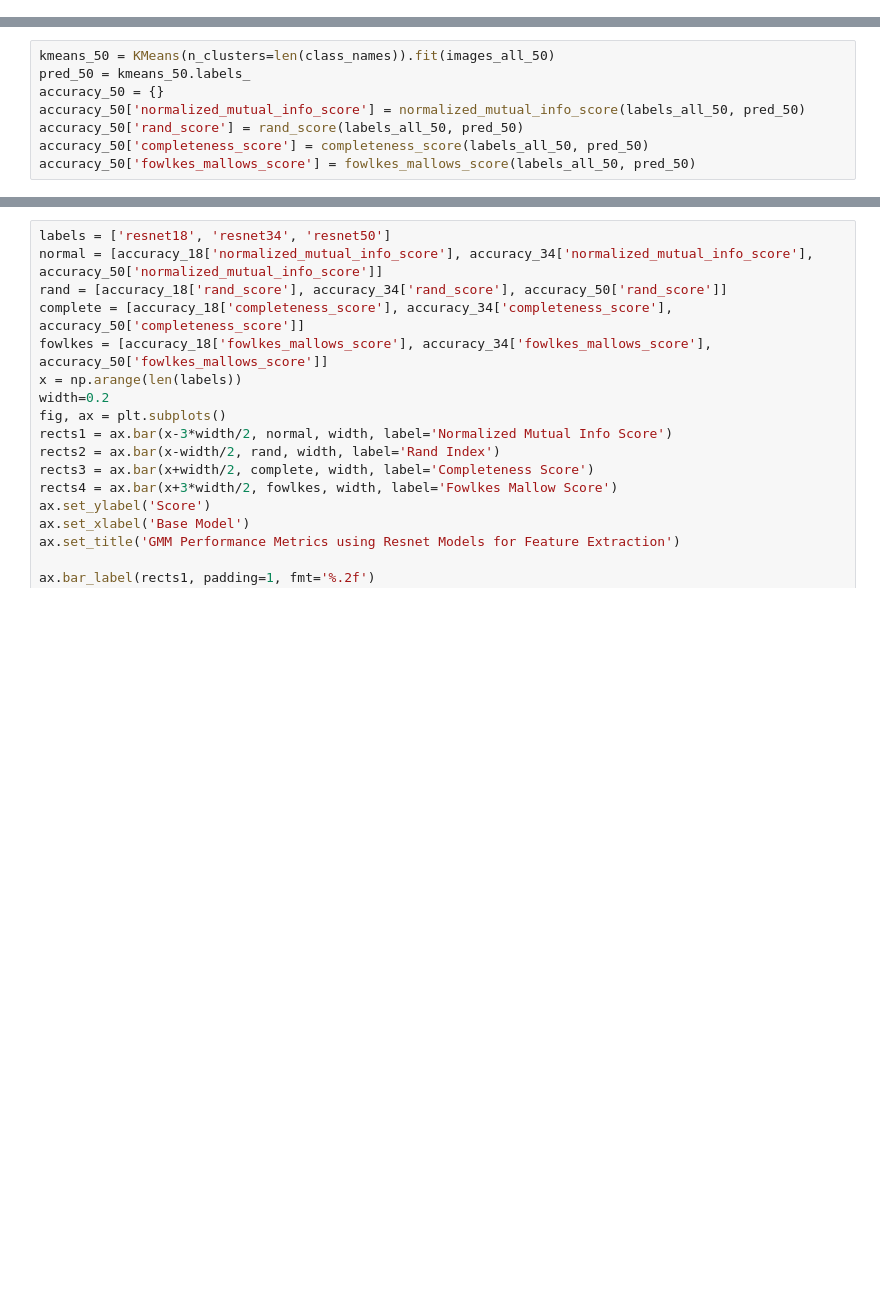
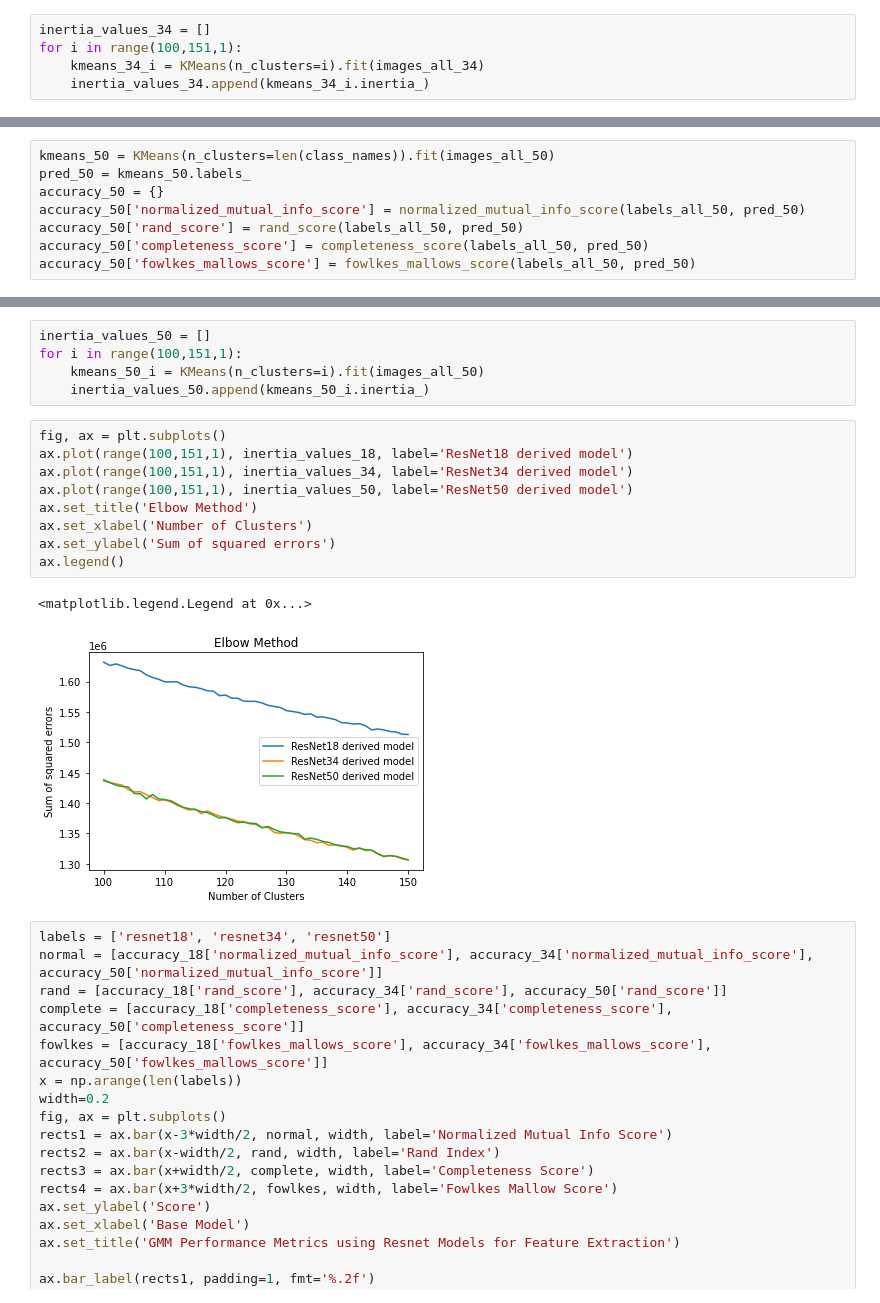
Before and after one commit to unkemptArc99/cs7641-project, a Jupyter notebook: unsupervised/resnet_kmeans.ipynb, the cells around one changed output, grey strips where cells are left out. Saved outputs shown, nothing was run; the diff lists cells and outputs as text; blank space fills up the shorter version.

```diff
--- a/unsupervised/resnet_kmeans.ipynb
+++ b/unsupervised/resnet_kmeans.ipynb
@@ -170,3 +189,8 @@ print(accuracy_34)
+# %%
+inertia_values_34 = []
+for i in range(100,151,1):
+    kmeans_34_i = KMeans(n_clusters=i).fit(images_all_34)
+    inertia_values_34.append(kmeans_34_i.inertia_)
 # %%
 model_50 = models.resnet50()
 model_50.fc = nn.Identity()
@@ -232,3 +253,20 @@ print(accuracy_50)
+# %%
+inertia_values_50 = []
+for i in range(100,151,1):
+    kmeans_50_i = KMeans(n_clusters=i).fit(images_all_50)
+    inertia_values_50.append(kmeans_50_i.inertia_)
+# %%
+fig, ax = plt.subplots()
+ax.plot(range(100,151,1), inertia_values_18, label='ResNet18 derived model')
+ax.plot(range(100,151,1), inertia_values_34, label='ResNet34 derived model')
+ax.plot(range(100,151,1), inertia_values_50, label='ResNet50 derived model')
+ax.set_title('Elbow Method')
+ax.set_xlabel('Number of Clusters')
+ax.set_ylabel('Sum of squared errors')
+ax.legend()
+# %% [output]
+<matplotlib.legend.Legend at 0x...>
+[figure, added]
 # %%
 labels = ['resnet18', 'resnet34', 'resnet50']
 normal = [accuracy_18['normalized_mutual_info_score'], accuracy_34['normalized_mutual_info_score'], accuracy_50['normalized_mutual_info_score']]
```
Also changed, not shown: parts of 8 cells of this notebook, 4 other files.
